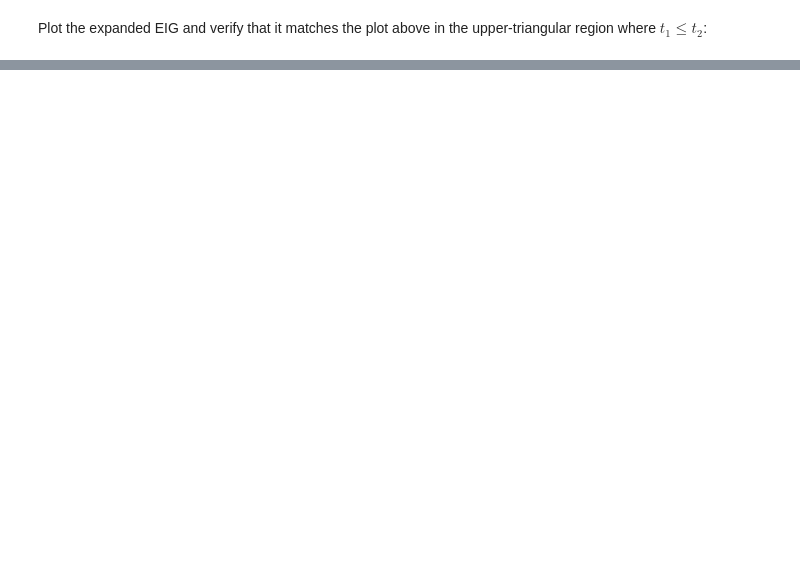
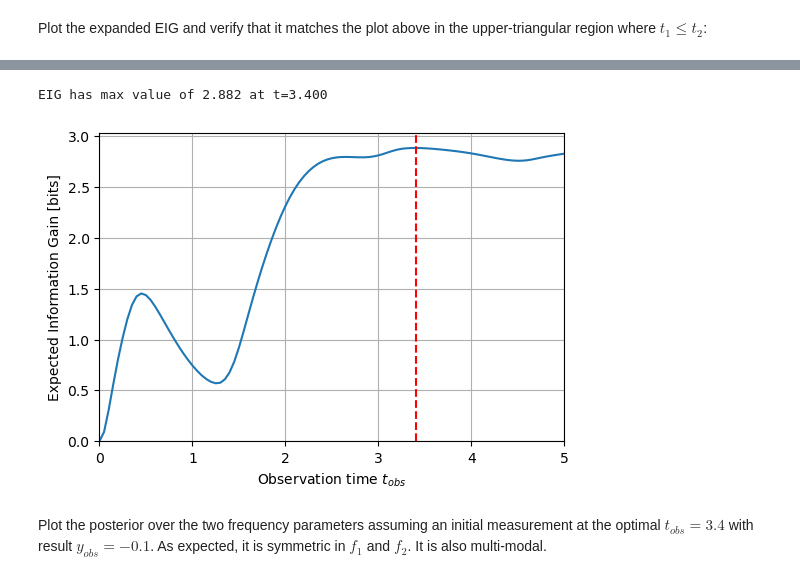
Before and after one commit to dkirkby/bayesdesign, a Jupyter notebook: examples/GridConstraints.ipynb, the cells around one changed output, grey strips where cells are left out. Cells and saved outputs as stored; diff of their text form; code cells hidden in the pictures; blank space fills up the shorter version.

```diff
--- a/examples/GridConstraints.ipynb
+++ b/examples/GridConstraints.ipynb
@@ -146,0 +183,12 @@ True
+# %%
+params2 = Grid(amplitude=1, f1=np.linspace(0.2, 2.0, 181), f2=np.linspace(0.2, 2.0, 181), offset=0)
+# %%
+with GridStack(features2, designs2, params2):
+    y_mean = params2.amplitude * (
+        np.sin(params2.f1 * (designs2.t_obs - params2.offset)) +
+        np.sin(params2.f2 * (designs2.t_obs - params2.offset)))
+    y_diff = features2.y_obs - y_mean
+    likelihood2 = np.exp(-0.5 * (y_diff / sigma_y) ** 2)
+    features2.normalize(likelihood2)
+# %%
+designer2 = ExperimentDesigner(params2, features2, designs2, likelihood2)
@@ -146,0 +211,17 @@ True
+# %%
+i = np.argmax(designer2.EIG)
+t = designs2.t_obs[i]
+print(f'EIG has max value of {designer2.EIG[i]:.3f} at t={t:.3f}')
+# %% [output]
+EIG has max value of 2.882 at t=3.400
+# %%
+fig, ax = plt.subplots(figsize=(6, 4))
+ax.plot(designs2.t_obs, designer2.EIG)
+ax.set(xlabel='Observation time $t_{obs}$', xlim=designs2.extent('t_obs'),
+       ylabel='Expected Information Gain [bits]', ylim=(0, None))
+ax.axvline(t, color='red', linestyle='--')
+ax.grid();
+# %% [output]
+[figure, added]
+# %% [markdown]
+Plot the posterior over the two frequency parameters assuming an initial measurement at the optimal $t_{obs} = 3.4$ with result $y_{obs} = -0.1$. As expected, it is symmetric in $f_1$ and $f_2$. It is also multi-modal.
```
Also changed, not shown: parts of 57 cells of this notebook.
